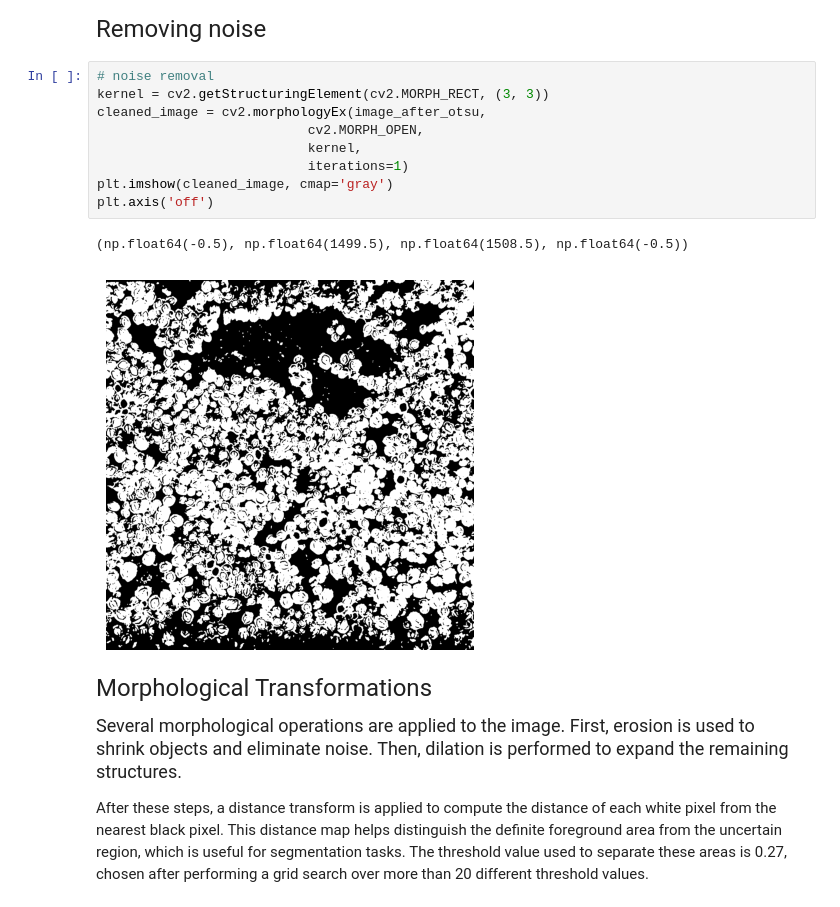
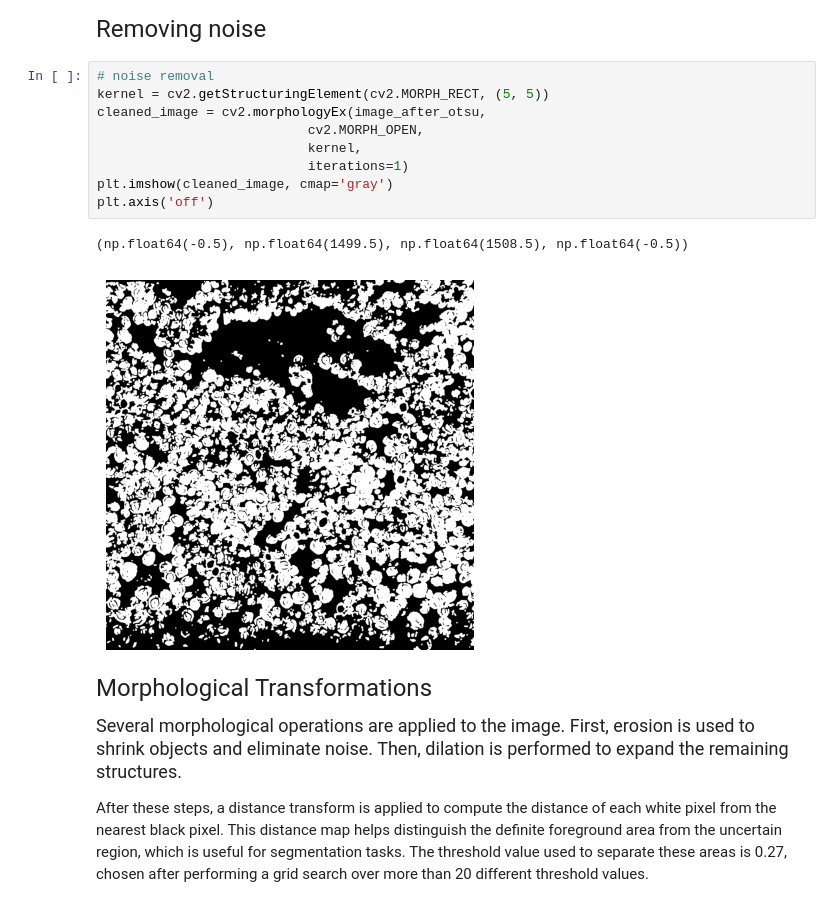
Before and after one commit to arses-ui/Barnacles, a Jupyter notebook: scripts/traditionalcv.ipynb, the cells around one changed output. Drawn from its saved outputs; the diff is of its cells as text.

```diff
--- a/scripts/traditionalcv.ipynb
+++ b/scripts/traditionalcv.ipynb
@@ -61,16 +61,16 @@ Obtained threshold: 80.0
 <font size =5> Removing noise
 # %%
 # noise removal
-kernel = cv2.getStructuringElement(cv2.MORPH_RECT, (3, 3))
+kernel = cv2.getStructuringElement(cv2.MORPH_RECT, (5, 5))
 cleaned_image = cv2.morphologyEx(image_after_otsu,
                            cv2.MORPH_OPEN,
                            kernel,
                            iterations=1)
 plt.imshow(cleaned_image, cmap='gray')
 plt.axis('off')
 # %% [output]
 (np.float64(-0.5), np.float64(1499.5), np.float64(1508.5), np.float64(-0.5))
-[figure, old version]
+[figure, new version]
 # %% [markdown]
 <font size=5> Morphological Transformations
 
```
Also changed, not shown: parts of 6 cells of this notebook, 1 other file.
